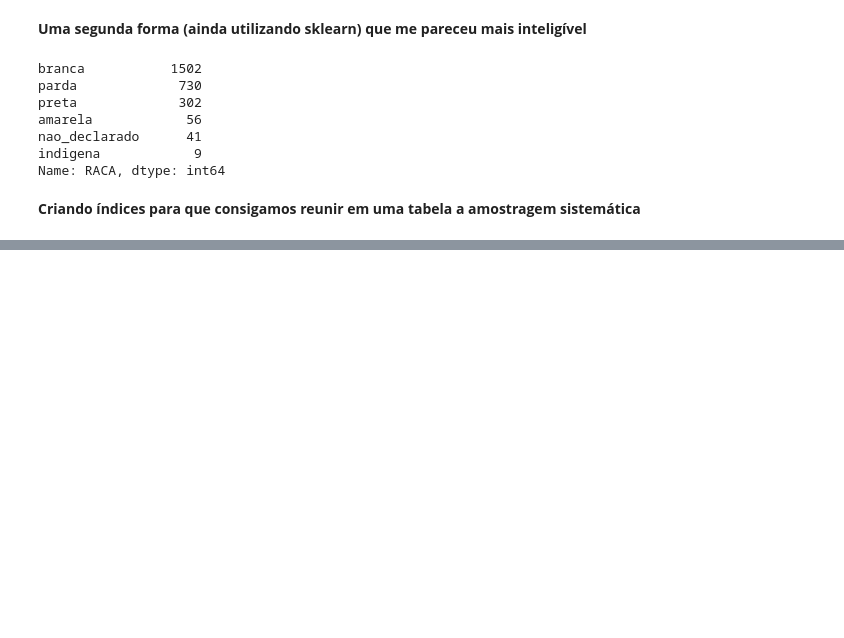
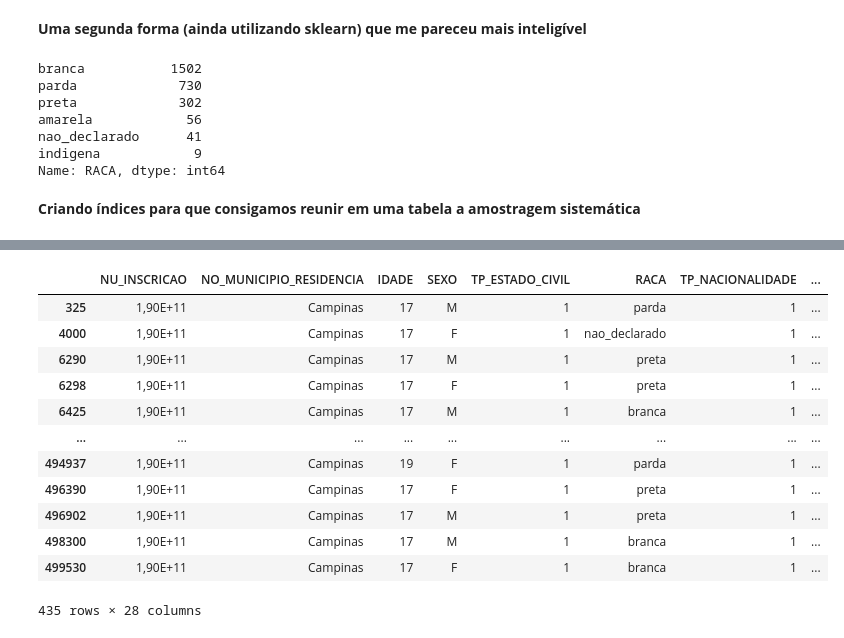
Before and after one commit to Matheusfarmaceutico/Estat-stica-e-An-lise-de-dados-com-Python, a Jupyter notebook: Amostragem.ipynb, the cells around one changed output, grey strips where cells are left out. Cells and saved outputs as stored; diff of their text form; code cells hidden in the pictures; blank space fills up the shorter version.

```diff
--- a/Amostragem.ipynb
+++ b/Amostragem.ipynb
@@ -373,0 +476,26 @@ enem_campinas_estra
+# %%
+amos_conglomerado = escolas_publicas.loc[escolas_publicas["CO_ESCOLA"].isin([35901097.0, 35018351.0, 35018120.0, 35812900.0, 35018296.0,
+              35913984.0, 35018211.0, 35018697.0, 35042651.0, 35907376.0,
+              35018260.0, 35018818.0, 35045697.0, 35456469.0, 35913923.0,
+              35018478.0, 35980122.0, 35018867.0, 35466682.0, 35011343.0,
+              35104826.0, 35985296.0, 35112586.0, 35458569.0, 35917552.0,
+              35019847.0, 35049451.0, 35112768.0, 35045724.0, 35432842.0])]
+# %%
+amos_conglomerado
+
+#NOTA: PELA QUESTAO DA ALEATORIEDADE, DA UMA GRANDE DIFERENCA DO SHAPE DO PROFESSOR. ISSO SE DEVE AO FATO
+#DE QUE CERTAMENTE NO CASO DELE FOI SELECIONADO CÓDIGOS DE ESCOLAS COM MENOS ALUNOS.
+# %% [output]
+|  | NU_INSCRICAO | NO_MUNICIPIO_RESIDENCIA | IDADE | SEXO | TP_ESTADO_CIVIL | RACA | TP_NACIONALIDADE | ... |
+| 325 | 1,90E+11 | Campinas | 17 | M | 1 | parda | 1 | ... |
+| 4000 | 1,90E+11 | Campinas | 17 | F | 1 | nao_declarado | 1 | ... |
+| 6290 | 1,90E+11 | Campinas | 17 | M | 1 | preta | 1 | ... |
+| 6298 | 1,90E+11 | Campinas | 17 | F | 1 | preta | 1 | ... |
+| 6425 | 1,90E+11 | Campinas | 17 | M | 1 | branca | 1 | ... |
+| ... | ... | ... | ... | ... | ... | ... | ... | ... |
+| 494937 | 1,90E+11 | Campinas | 19 | F | 1 | parda | 1 | ... |
+| 496390 | 1,90E+11 | Campinas | 17 | F | 1 | preta | 1 | ... |
+| 496902 | 1,90E+11 | Campinas | 17 | M | 1 | preta | 1 | ... |
+| 498300 | 1,90E+11 | Campinas | 17 | M | 1 | branca | 1 | ... |
+| 499530 | 1,90E+11 | Campinas | 17 | F | 1 | branca | 1 | ... |
+435 rows × 28 columns
```
Also changed, not shown: parts of 14 cells of this notebook.
